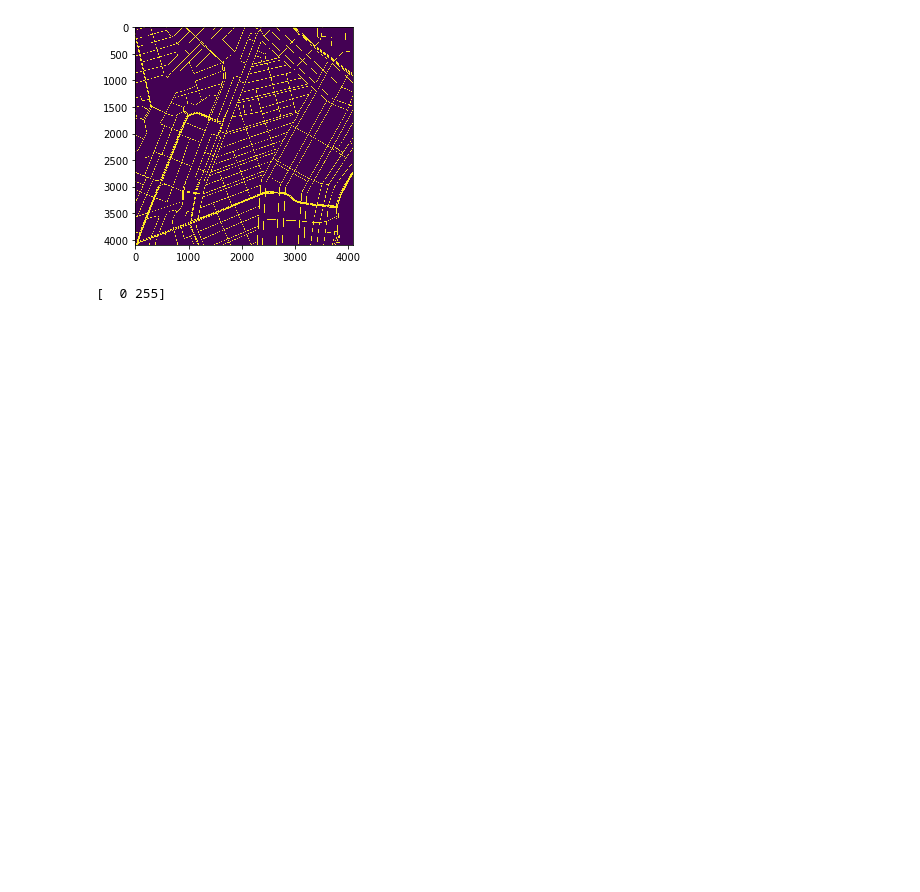
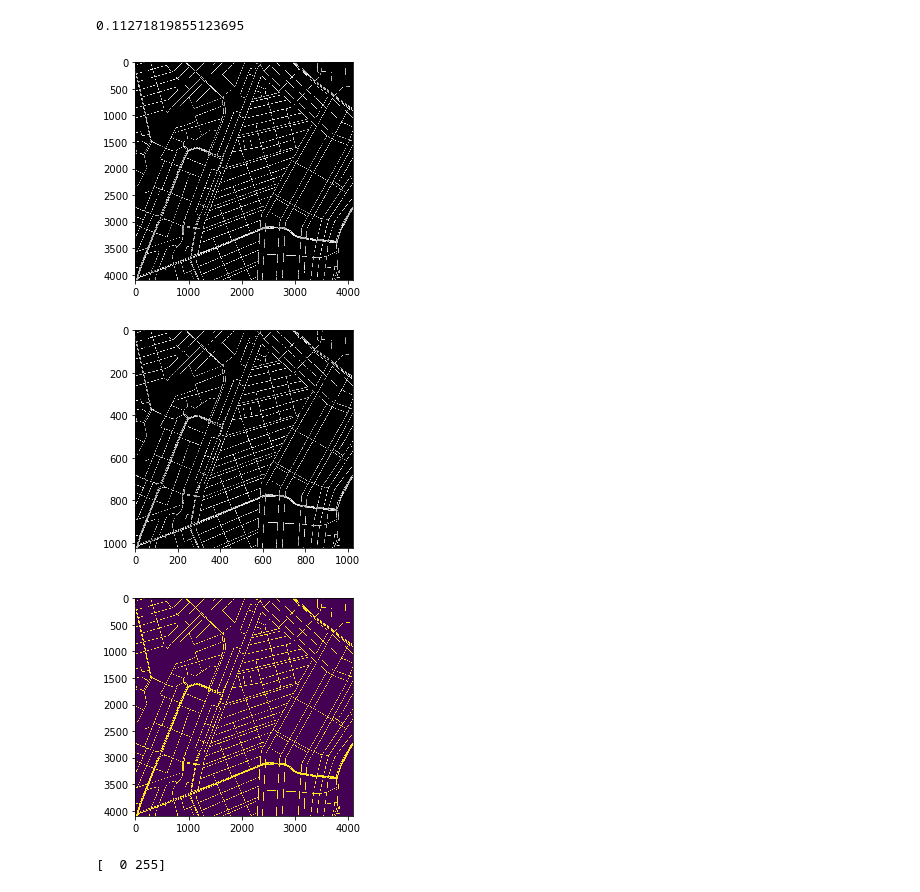
Before and after one commit to viraj96/CV_Project, a Jupyter notebook: Notebooks/Mask.ipynb, the cells around one changed output. Drawn from its saved outputs; the diff is of its cells as text; code cells hidden in the pictures; blank space fills up the shorter version.

```diff
--- a/Notebooks/Mask.ipynb
+++ b/Notebooks/Mask.ipynb
@@ -6,3 +9,31 @@ import numpy as np
+# %%
+# image = io.imread("../sample_map.png")
+# mask = io.imread("../sample_mask.png")
+image = cv2.imread("../sample_map.png")
+mask = cv2.imread("../sample_mask.png", 0)
+
+original_image = image[:, :, 0] * mask
+
+# image = rescale(image, 0.25)
+# mask = rescale(mask, 0.25)
+image = cv2.resize(image, (0, 0), fx = 0.25, fy = 0.25)
+mask = cv2.resize(mask, (0, 0), fx = 0.25, fy = 0.25)
+
+final_image = image[:, :, 0] * mask
+
+# a = histogram(original_image, normalize = True)
+# b = histogram(final_image, normalise = True)
+a = cv2.calcHist([original_image],[0],None,[256],[0,256])
+b = cv2.calcHist([final_image],[0],None,[256],[0,256])
+
+print(cv2.compareHist(a, b, cv2.HISTCMP_BHATTACHARYYA))
+
+plt.imshow(original_image, cmap = "gray"); plt.show()
+plt.imshow(final_image, cmap = "gray"); plt.show()
+# %% [output]
+0.11271819855123695
+[figure, added]
+[figure, added]
 # %%
 mask_sample = io.imread('./masks/amsterdam_-1_-1_osm.png')
 plt.imshow(mask_sample); plt.show()
```
Also changed, not shown: parts of 1 cell of this notebook, 3 other files.
